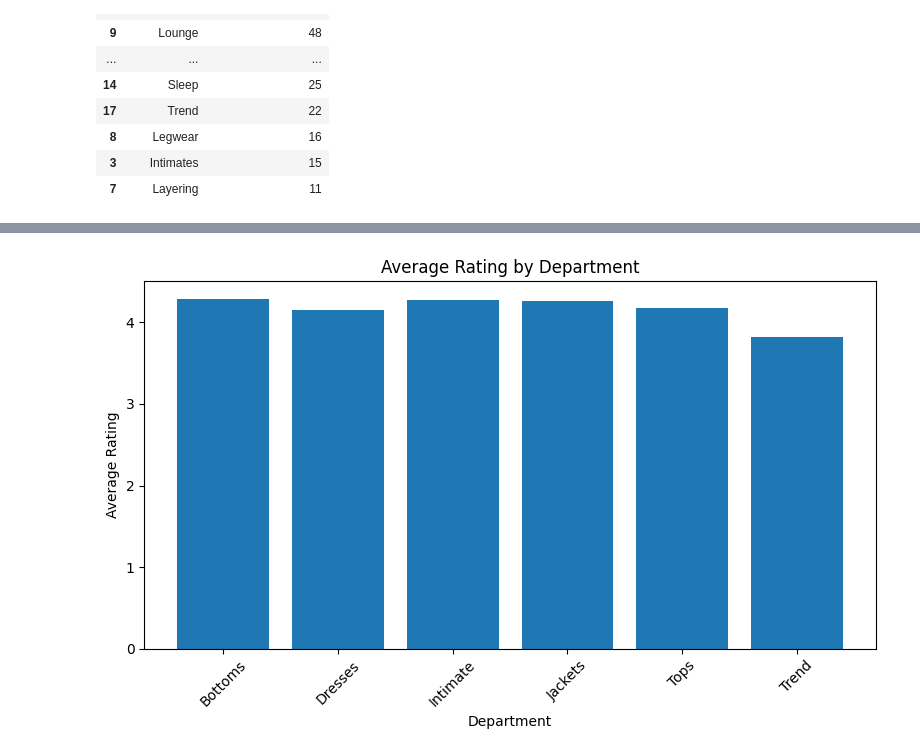
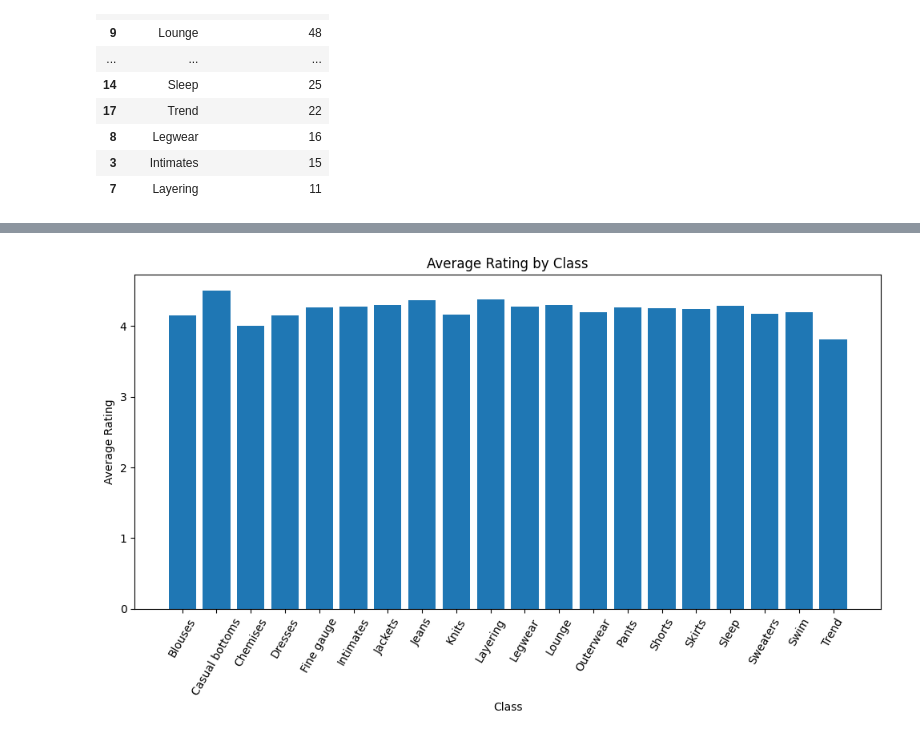
Before and after one commit to sivanishanth10/caspad-data-ai-engineer, a Jupyter notebook: notebooks/02_part_b.ipynb, the cells around one changed output, grey strips where cells are left out. Cells and saved outputs as stored; diff of their text form; code cells hidden in the pictures.

Commit message:
Update complete project analysis

```diff
--- a/notebooks/02_part_b.ipynb
+++ b/notebooks/02_part_b.ipynb
@@ -15,0 +1,15 @@ df.head()
+# %%
+#Load and clean data
+
+import pandas as pd
+import matplotlib.pyplot as plt
+
+df = pd.read_csv("../data/Womens Clothing E-Commerce Reviews.csv")
+
+# Handle missing review text and categories
+df["Review Text"] = df["Review Text"].fillna("")
+
+for col in ["Division Name", "Department Name", "Class Name"]:
+    df[col] = df[col].fillna("Unknown")
+
+print("Dataset shape:", df.shape)
@@ -37,8 +46,11 @@ department_summary
 | 4 | Tops | 4.172239 | 81.515094 |
 | 5 | Trend | 3.815126 | 73.949580 |
 # %%
+#class-level analysis
+
 class_summary = (
-    df.groupby("Class Name")
+    df[df["Class Name"] != "Unknown"]
+    .groupby("Class Name")
     .agg(
         Average_Rating=("Rating", "mean"),
         Share_Recommended=("Recommended IND", "mean")
@@ -50,5 +62,10 @@ class_summary["Share_Recommended"] = (
     class_summary["Share_Recommended"] * 100
 )
 
+print(
+    "Class reviews:",
+    df[df["Class Name"] != "Unknown"].shape[0]
+)
+
 class_summary
 # %% [output]
@@ -123,20 +282,19 @@ age_band_summary
 # %%
-import matplotlib.pyplot as plt
+#Average Rating by Class
 
-plt.figure(figsize=(8, 5))
+plt.figure(figsize=(10, 6))
 
 plt.bar(
-    department_summary["Department Name"],
-    department_summary["Average_Rating"]
+    class_summary["Class Name"],
+    class_summary["Average_Rating"]
 )
 
-plt.xlabel("Department")
+plt.xlabel("Class")
 plt.ylabel("Average Rating")
-plt.title("Average Rating by Department")
-plt.xticks(rotation=45)
-
+plt.title("Average Rating by Class")
+plt.xticks(rotation=60)
 plt.tight_layout()
 plt.show()
 # %% [output]
-[figure, old version]
+[figure, new version]
 # %%
```
Also changed, not shown: parts of 22 cells of this notebook, 10 other files.
